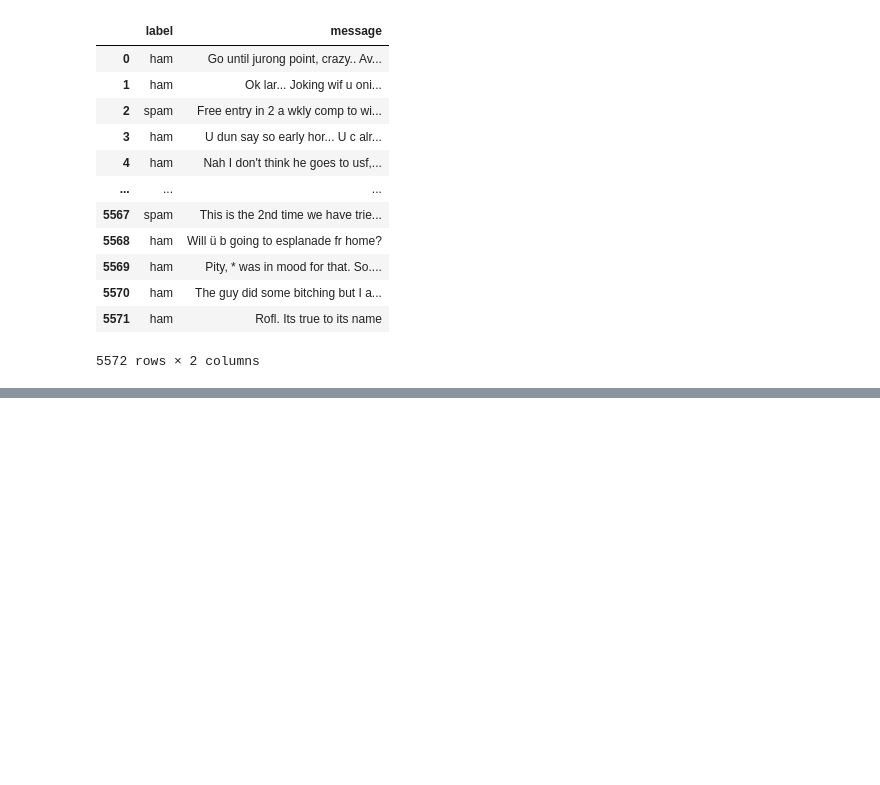
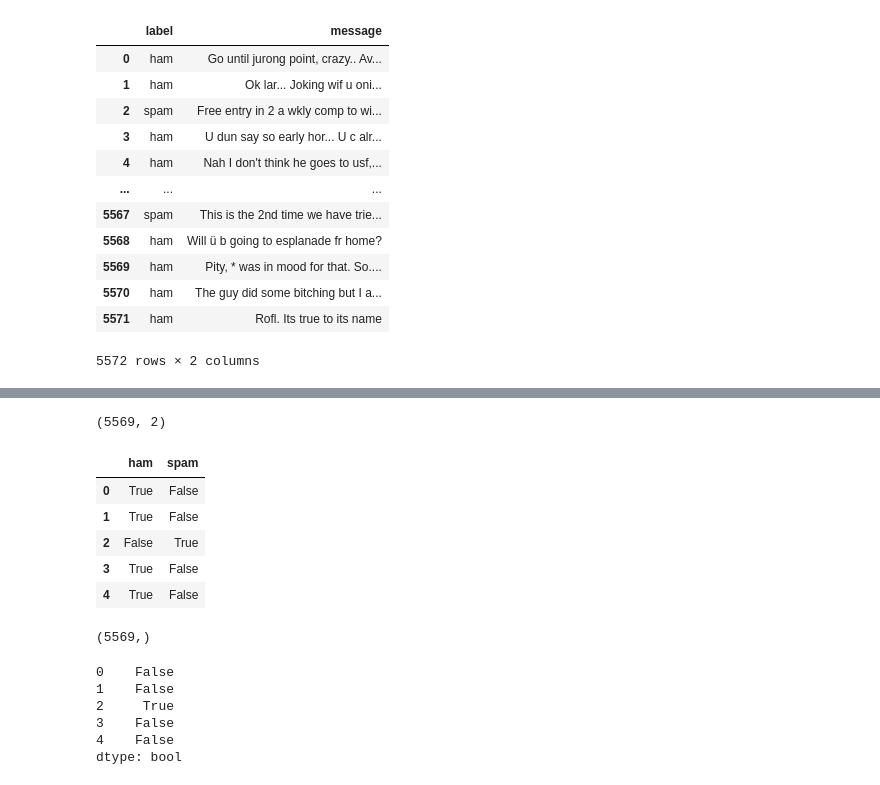
Before and after one commit to iceyisaak/bow-sms-spam-collection, a Jupyter notebook: word-embedding-sms-spam-collection.ipynb, the cells around one changed output, grey strips where cells are left out. Drawn from its saved outputs; the diff is of its cells as text; code cells hidden in the pictures; blank space fills up the shorter version.

Commit message:
Added WordEmbedding

```diff
--- a/word-embedding-sms-spam-collection.ipynb
+++ b/word-embedding-sms-spam-collection.ipynb
@@ -34,0 +46,28 @@ messages
+# %%
+from nltk.stem import WordNetLemmatizer
+wordnet_lemmatizer = WordNetLemmatizer()
+# %%
+corpus_lemmatized = []
+
+# Go through all the messages
+for i in range(0,len(messages)):
+
+    # In each message, replace non-letters with empty space
+    review = re.sub('[^a-zA-Z]',' ',messages['message'][i])
+
+    # Make all letters lower case
+    review = review.lower()
+
+    # Split each message into a list of word
+    review = review.split()
+
+    # Porter stem each word that doesn't belong to the stopwords list
+    review = [wordnet_lemmatizer.lemmatize(word) for word in review]
+    # review = [wordnet_lemmatizer.lemmatize(word) for word in review if not word in stopwords_en]
+
+
+    # Join each word by empty space
+    review = ' '.join(review)
+
+    # Append the message in the corpus list
+    corpus_lemmatized.append(review)
@@ -34,0 +176,17 @@ messages
+# %%
+y = messages[list(map(lambda x: len(x) > 0, corpus_lemmatized))]
+# %%
+y = pd.get_dummies(y['label'])
+# %%
+y.shape
+# %% [output]
+(5569, 2)
+# %%
+y.head()
+# %% [output]
+|  | ham | spam |
+| 0 | True | False |
+| 1 | True | False |
+| 2 | False | True |
+| 3 | True | False |
+| 4 | True | False |
@@ -34,0 +195,4 @@ messages
+# %%
+y.shape
+# %% [output]
+(5569,)
@@ -34,0 +201,9 @@ messages
+# %%
+y.head()
+# %% [output]
+0    False
+1    False
+2     True
+3    False
+4    False
+dtype: bool
```
Also changed, not shown: parts of 98 cells of this notebook.
